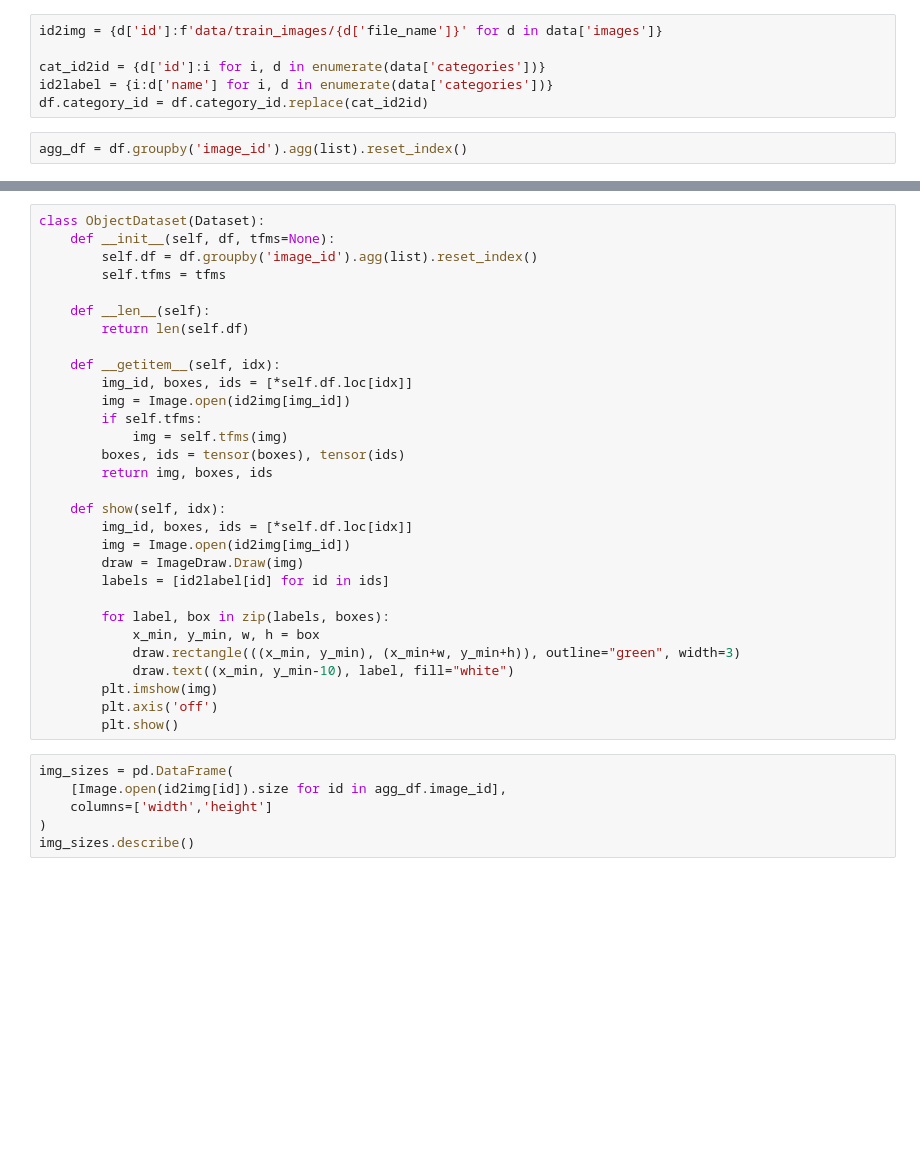
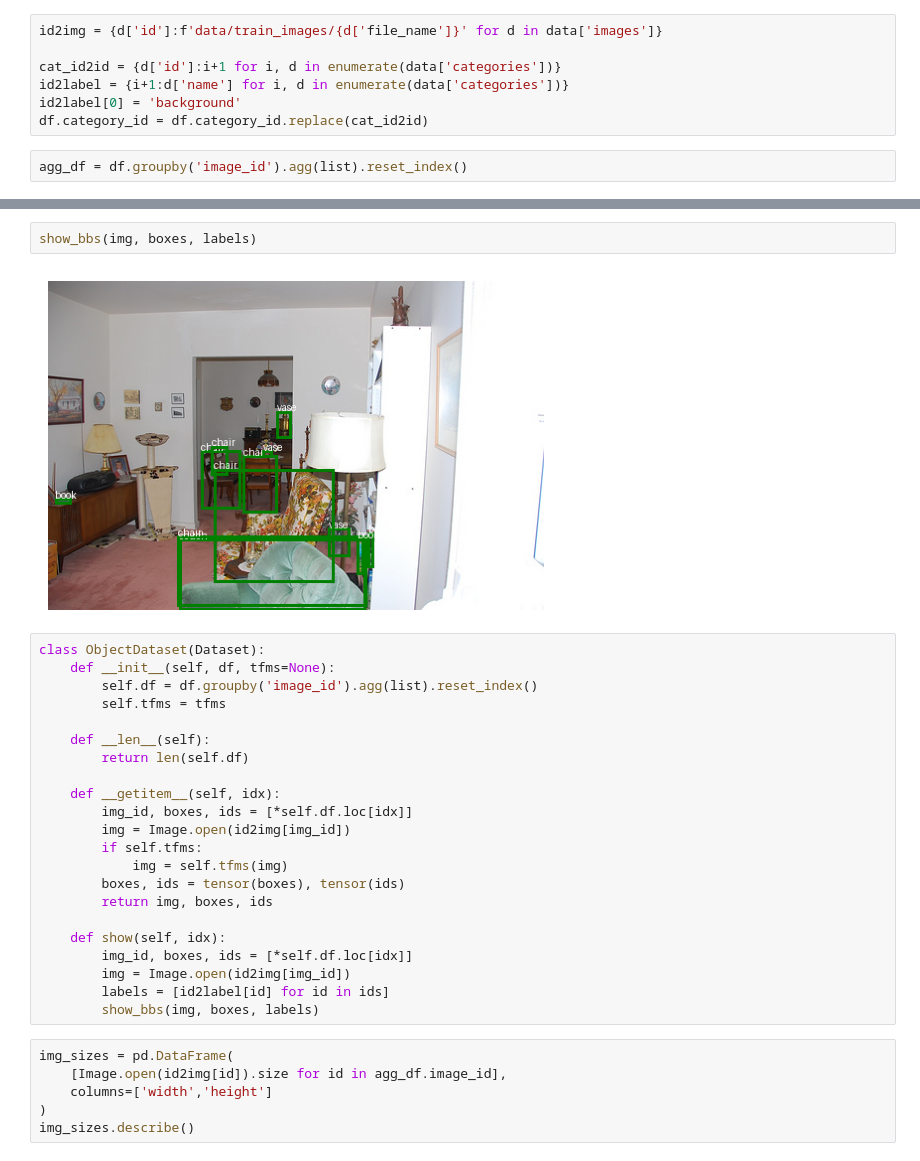
Before and after one commit to utkarsh-1232/Object-Detection, a Jupyter notebook: 01_core.ipynb, the cells around one changed output, grey strips where cells are left out. Saved outputs shown, nothing was run; the diff lists cells and outputs as text; blank space fills up the shorter version.

```diff
--- a/01_core.ipynb
+++ b/01_core.ipynb
@@ -25,8 +25,9 @@ df.head()
 # %%
 id2img = {d['id']:f'data/train_images/{d['file_name']}' for d in data['images']}
 
-cat_id2id = {d['id']:i for i, d in enumerate(data['categories'])}
-id2label = {i:d['name'] for i, d in enumerate(data['categories'])}
+cat_id2id = {d['id']:i+1 for i, d in enumerate(data['categories'])}
+id2label = {i+1:d['name'] for i, d in enumerate(data['categories'])}
+id2label[0] = 'background'
 df.category_id = df.category_id.replace(cat_id2id)
 # %%
 agg_df = df.groupby('image_id').agg(list).reset_index()
@@ -49,3 +49,7 @@ plt.show()
+# %%
+show_bbs(img, boxes, labels)
+# %% [output]
+[figure, added]
 # %%
 class ObjectDataset(Dataset):
     def __init__(self, df, tfms=None):
@@ -66,16 +70,8 @@ class ObjectDataset(Dataset):
     def show(self, idx):
         img_id, boxes, ids = [*self.df.loc[idx]]
         img = Image.open(id2img[img_id])
-        draw = ImageDraw.Draw(img)
         labels = [id2label[id] for id in ids]
-
-        for label, box in zip(labels, boxes):
-            x_min, y_min, w, h = box
-            draw.rectangle(((x_min, y_min), (x_min+w, y_min+h)), outline="green", width=3)
-            draw.text((x_min, y_min-10), label, fill="white")
-        plt.imshow(img)
-        plt.axis('off')
-        plt.show()
+        show_bbs(img, boxes, labels)
 # %%
 img_sizes = pd.DataFrame(
     [Image.open(id2img[id]).size for id in agg_df.image_id],
```
Also changed, not shown: parts of 6 cells of this notebook, 1 other file.
